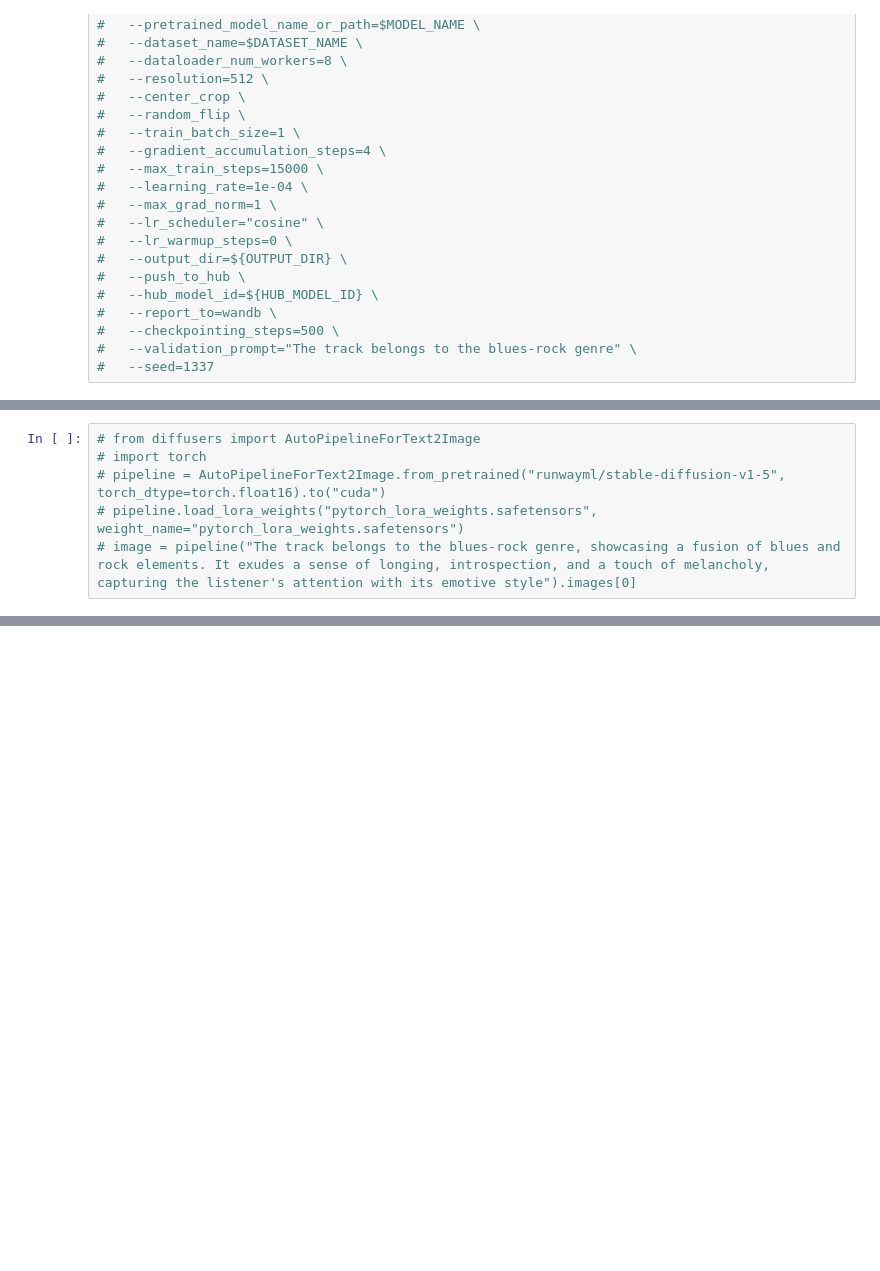
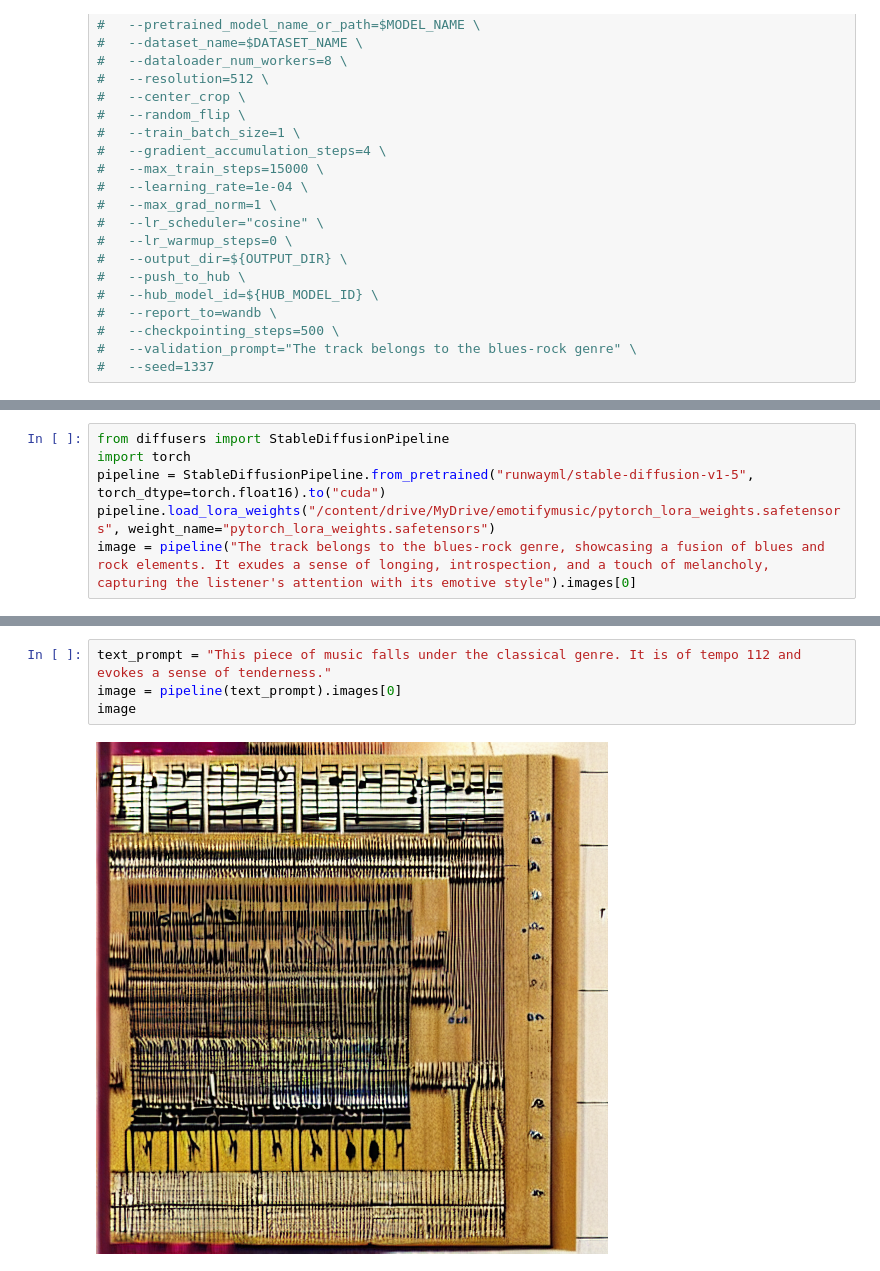
Before and after one commit to Derek327783/TechJam, a Jupyter notebook: Data processing/LoRA.ipynb, the cells around one changed output, grey strips where cells are left out. Drawn from its saved outputs; the diff is of its cells as text; blank space fills up the shorter version.

```diff
--- a/Data processing/LoRA.ipynb
+++ b/Data processing/LoRA.ipynb
@@ -52,6 +77,6 @@ Login successful
 # %%
-# from diffusers import AutoPipelineForText2Image
-# import torch
-# pipeline = AutoPipelineForText2Image.from_pretrained("runwayml/stable-diffusion-v1-5", torch_dtype=torch.float16).to("cuda")
-# pipeline.load_lora_weights("pytorch_lora_weights.safetensors", weight_name="pytorch_lora_weights.safetensors")
-# image = pipeline("The track belongs to the blues-rock genre, showcasing a fusion of blues and rock elements. It exudes a sense of longing, introspection, and a touch of melancholy, capturing the listener's attention with its emotive style").images[0]
+from diffusers import StableDiffusionPipeline
+import torch
+pipeline = StableDiffusionPipeline.from_pretrained("runwayml/stable-diffusion-v1-5", torch_dtype=torch.float16).to("cuda")
+pipeline.load_lora_weights("/content/drive/MyDrive/emotifymusic/pytorch_lora_weights.safetensors", weight_name="pytorch_lora_weights.safetensors")
+image = pipeline("The track belongs to the blues-rock genre, showcasing a fusion of blues and rock elements. It exudes a sense of longing, introspection, and a touch of melancholy, capturing the listener's attention with its emotive style").images[0]
@@ -60,0 +83,6 @@ Login successful
+# %%
+text_prompt = "This piece of music falls under the classical genre. It is of tempo 112 and evokes a sense of tenderness."
+image = pipeline(text_prompt).images[0]
+image
+# %% [output]
+[figure, added]
```
Also changed, not shown: parts of 3 cells of this notebook.
